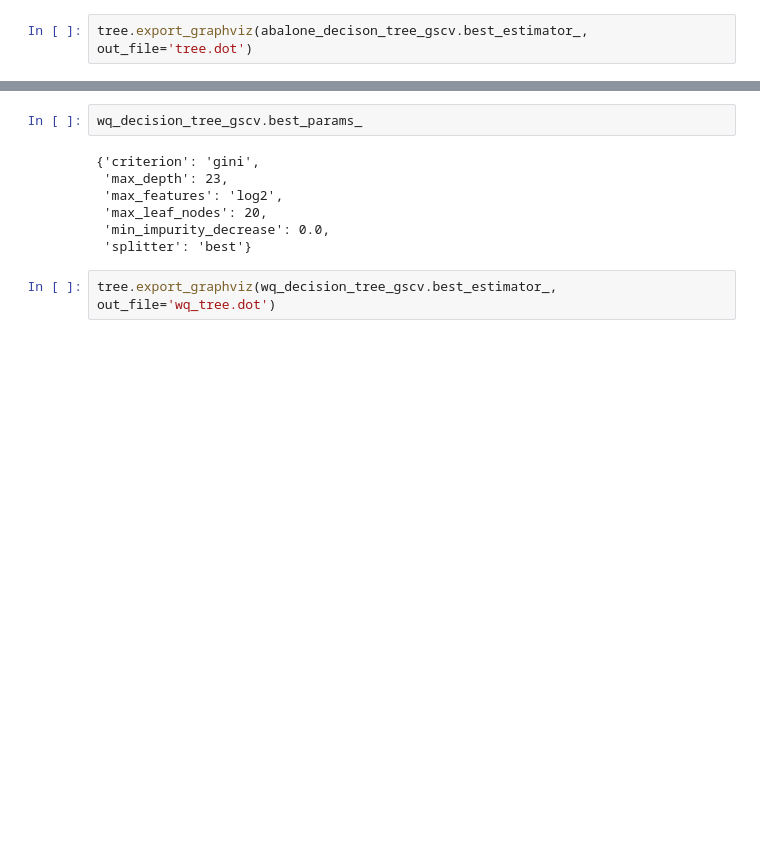
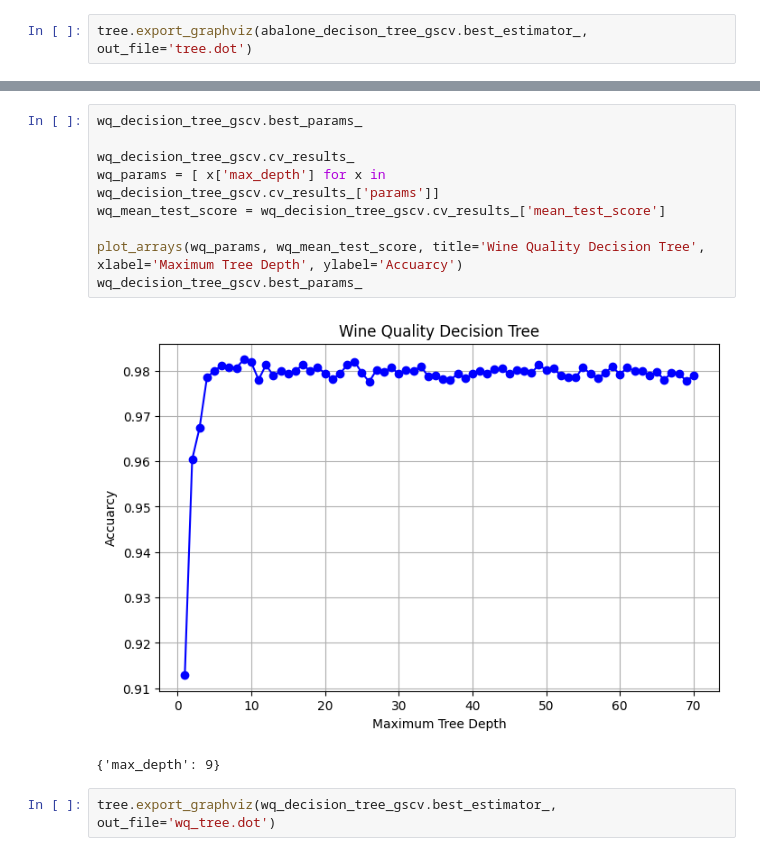
Before and after one commit to niiquaye/ECE457B, a Jupyter notebook: W25-asg1/assignment.ipynb, the cells around one changed output, grey strips where cells are left out. Saved outputs shown, nothing was run; the diff lists cells and outputs as text; blank space fills up the shorter version.

```diff
--- a/W25-asg1/assignment.ipynb
+++ b/W25-asg1/assignment.ipynb
@@ -429,12 +425,15 @@ wq_decision_tree_gscv.best_score_
-# %%
-wq_decision_tree_gscv.best_params_
-# %% [output]
-{'criterion': 'gini',
- 'max_depth': 23,
- 'max_features': 'log2',
- 'max_leaf_nodes': 20,
- 'min_impurity_decrease': 0.0,
- 'splitter': 'best'}
+# %%
+wq_decision_tree_gscv.best_params_
+
+wq_decision_tree_gscv.cv_results_
+wq_params = [ x['max_depth'] for x in  wq_decision_tree_gscv.cv_results_['params']]
+wq_mean_test_score = wq_decision_tree_gscv.cv_results_['mean_test_score']
+
+plot_arrays(wq_params, wq_mean_test_score, title='Wine Quality Decision Tree', xlabel='Maximum Tree Depth', ylabel='Accuarcy')
+wq_decision_tree_gscv.best_params_
+# %% [output]
+[figure, added]
+{'max_depth': 9}
 # %%
 tree.export_graphviz(wq_decision_tree_gscv.best_estimator_, out_file='wq_tree.dot')
 # %%
```
Also changed, not shown: parts of 24 cells of this notebook, 4 other files.
